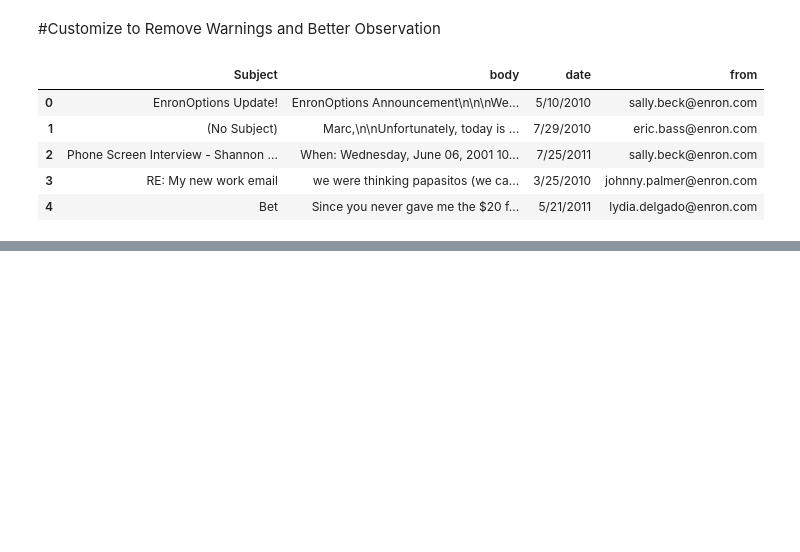
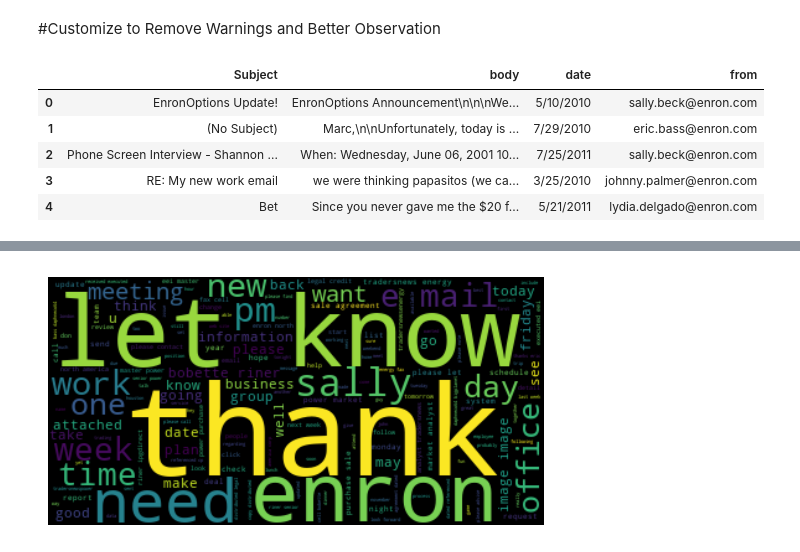
Before and after one commit to NightcoreRagod/Python-and-AI-Tra, a Jupyter notebook: sentimentAnalysis/AIProject.ipynb, the cells around one changed output, grey strips where cells are left out. Saved outputs shown, nothing was run; the diff lists cells and outputs as text; code cells hidden in the pictures; blank space fills up the shorter version.

```diff
--- a/sentimentAnalysis/AIProject.ipynb
+++ b/sentimentAnalysis/AIProject.ipynb
@@ -69,0 +139,4 @@ df.head()
+# %%
+drops = temp_df[temp_df <= 1]
+# %%
+df['body'] = df['body'].apply(lambda x: " ".join(x for x in x.split() if x not in drops))
@@ -69,0 +153,2 @@ df.head()
+# %%
+df['body'] = df['body'].apply(lambda x: " ".join([Word(word).lemmatize() for word in x.split()]))
@@ -69,0 +190,9 @@ df.head()
+# %%
+text = " ".join(i for i in df.body)
+# %%
+wordcloud = WordCloud().generate(text)
+plt.imshow(wordcloud, interpolation="bilinear")
+plt.axis("off")
+plt.show()
+# %% [output]
+[figure, added]
```
Also changed, not shown: parts of 33 cells of this notebook.
